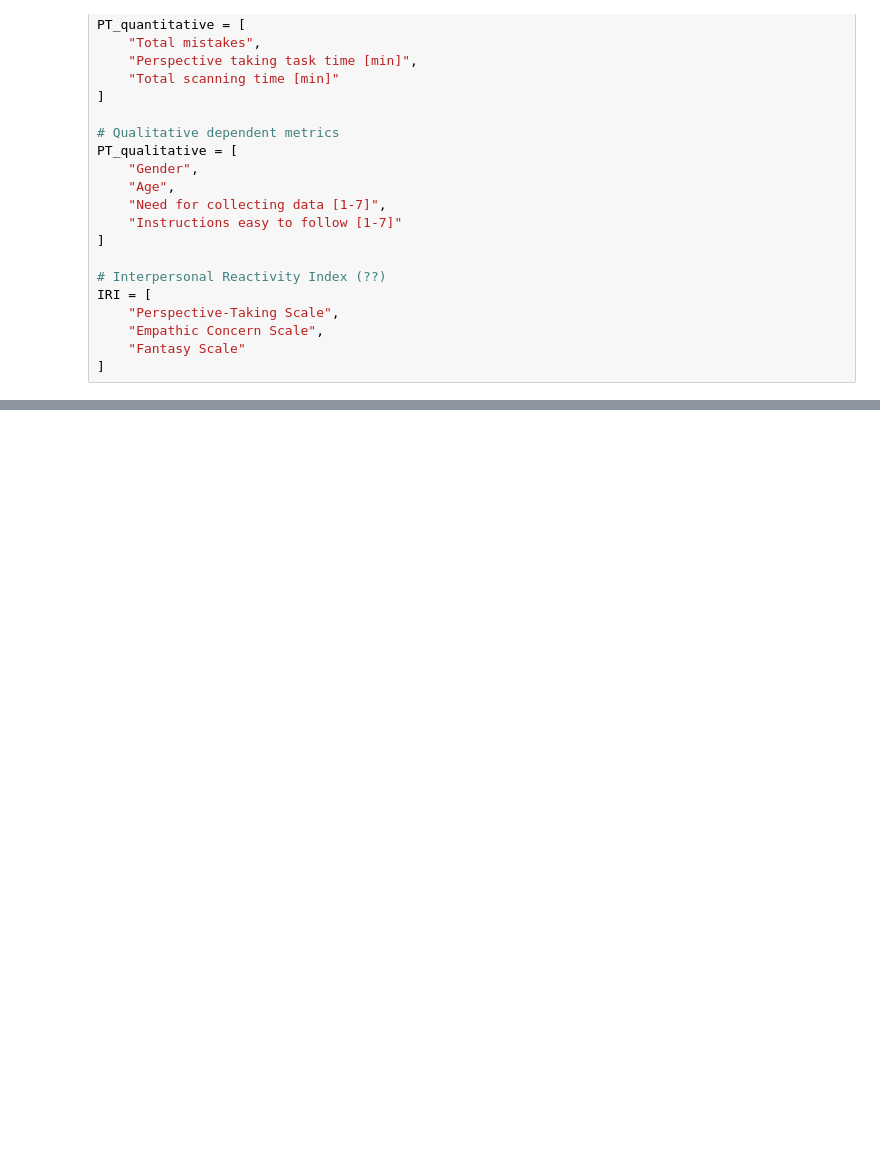
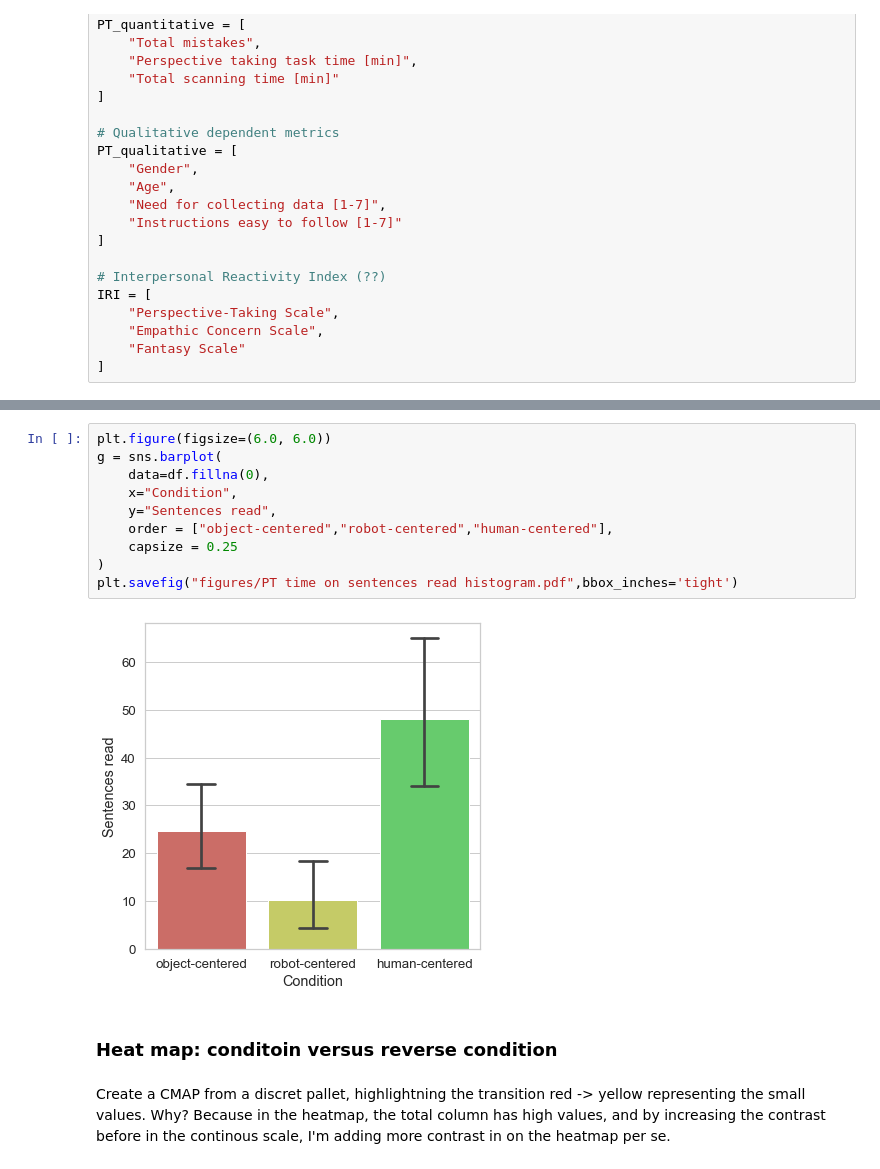
Before and after one commit to Joao-Tiago-Almeida/HRI2023---Conference-Paper, a Jupyter notebook: main.ipynb, the cells around one changed output, grey strips where cells are left out. Drawn from its saved outputs; the diff is of its cells as text; blank space fills up the shorter version.

```diff
--- a/main.ipynb
+++ b/main.ipynb
@@ -153,0 +112,16 @@ plt.savefig(f"figures/PT time on sentences read.pdf",bbox_inches='tight')
+# %%
+plt.figure(figsize=(6.0, 6.0))
+g = sns.barplot(
+    data=df.fillna(0),
+    x="Condition",
+    y="Sentences read",
+    order = ["object-centered","robot-centered","human-centered"],
+    capsize = 0.25
+)
+plt.savefig("figures/PT time on sentences read histogram.pdf",bbox_inches='tight')
+# %% [output]
+[figure, added]
+# %% [markdown]
+### Heat map: conditoin versus reverse condition
+# %% [markdown]
+Create a CMAP from a discret pallet, highlightning the transition red -> yellow representing the small values. Why? Because in the heatmap, the total column has high values, and by increasing the contrast before in the continous scale, I'm adding more contrast in on the heatmap per se.
```
Also changed, not shown: parts of 11 cells of this notebook, 2 other files.
